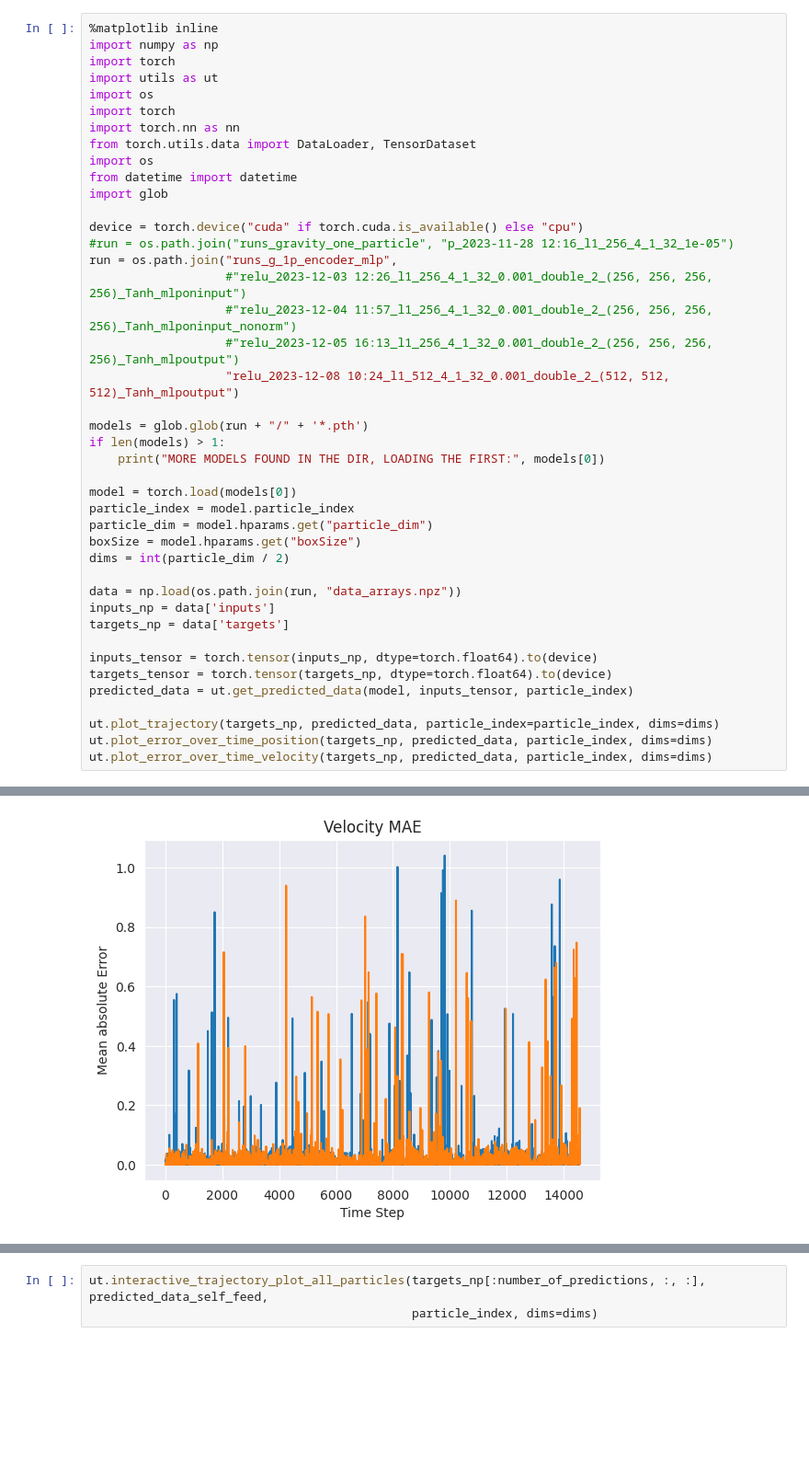
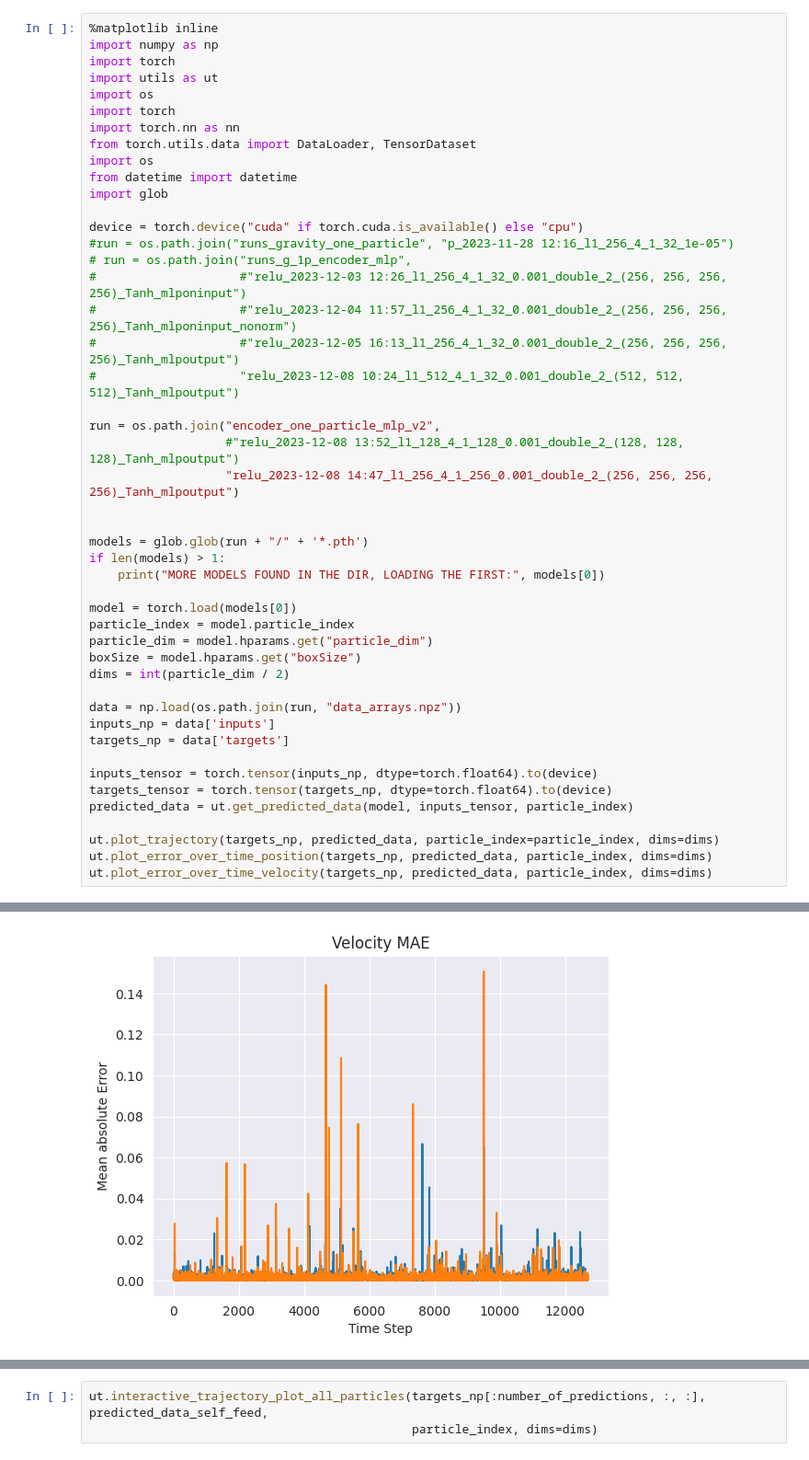
Before and after one commit to TheMightiestCarrot/n_body_approx, a Jupyter notebook: encoder_gravity_analysis.ipynb, the cells around one changed output, grey strips where cells are left out. Shown at 92% size. Drawn from its saved outputs; the diff is of its cells as text; blank space fills up the shorter version.

```diff
--- a/encoder_gravity_analysis.ipynb
+++ b/encoder_gravity_analysis.ipynb
@@ -13,11 +13,16 @@ import glob
 
 device = torch.device("cuda" if torch.cuda.is_available() else "cpu")
 #run = os.path.join("runs_gravity_one_particle", "p_2023-11-28 12:16_l1_256_4_1_32_1e-05")
-run = os.path.join("runs_g_1p_encoder_mlp",
-                   #"relu_2023-12-03 12:26_l1_256_4_1_32_0.001_double_2_(256, 256, 256, 256)_Tanh_mlponinput")
-                   #"relu_2023-12-04 11:57_l1_256_4_1_32_0.001_double_2_(256, 256, 256, 256)_Tanh_mlponinput_nonorm")
-                   #"relu_2023-12-05 16:13_l1_256_4_1_32_0.001_double_2_(256, 256, 256, 256)_Tanh_mlpoutput")
-                   "relu_2023-12-08 10:24_l1_512_4_1_32_0.001_double_2_(512, 512, 512)_Tanh_mlpoutput")
+# run = os.path.join("runs_g_1p_encoder_mlp",
+#                    #"relu_2023-12-03 12:26_l1_256_4_1_32_0.001_double_2_(256, 256, 256, 256)_Tanh_mlponinput")
+#                    #"relu_2023-12-04 11:57_l1_256_4_1_32_0.001_double_2_(256, 256, 256, 256)_Tanh_mlponinput_nonorm")
+#                    #"relu_2023-12-05 16:13_l1_256_4_1_32_0.001_double_2_(256, 256, 256, 256)_Tanh_mlpoutput")
+#                    "relu_2023-12-08 10:24_l1_512_4_1_32_0.001_double_2_(512, 512, 512)_Tanh_mlpoutput")
+
+run = os.path.join("encoder_one_particle_mlp_v2",
+                   #"relu_2023-12-08 13:52_l1_128_4_1_128_0.001_double_2_(128, 128, 128)_Tanh_mlpoutput")
+                   "relu_2023-12-08 14:47_l1_256_4_1_256_0.001_double_2_(256, 256, 256, 256)_Tanh_mlpoutput")
+
 
 models = glob.glob(run + "/" + '*.pth')
 if len(models) > 1:
@@ -48 +54 @@ ut.plot_error_over_time_velocity(targets_np, predicted_data, particle_index, dim
-[figure, old version]
+[figure, new version]
```
Also changed, not shown: parts of 10 cells of this notebook, 5 other files.
